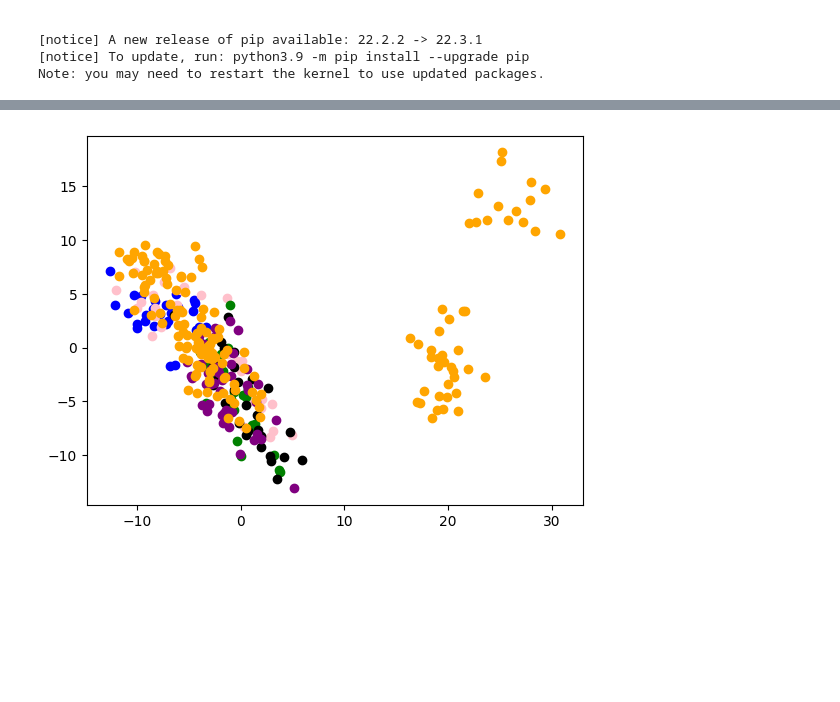
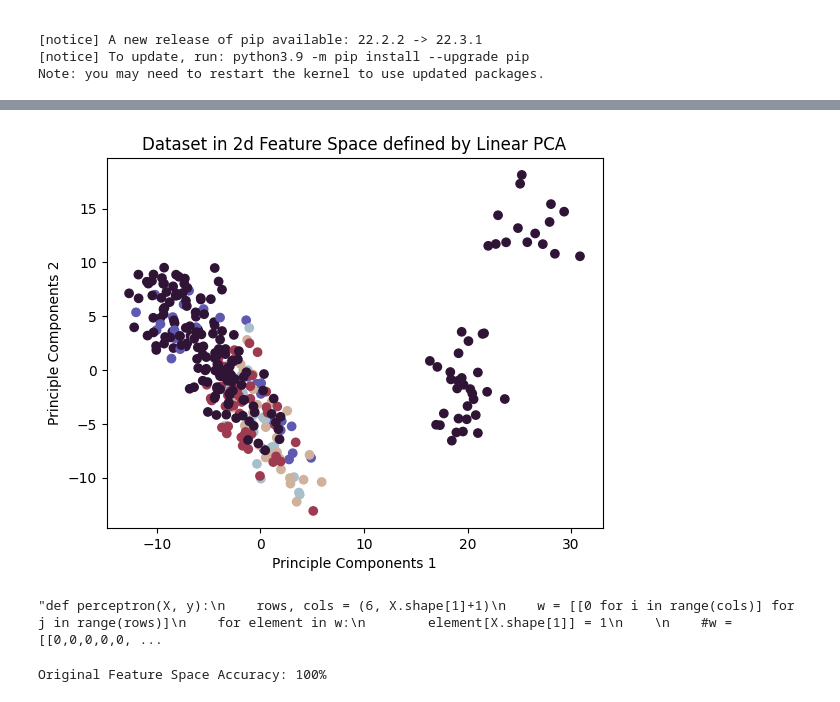
Before and after one commit to mkimti/Machine-Learning, a Jupyter notebook: CS342CW/cs342cw.ipynb, the cells around one changed output, grey strips where cells are left out. Saved outputs shown, nothing was run; the diff lists cells and outputs as text; code cells hidden in the pictures; blank space fills up the shorter version.

```diff
--- a/CS342CW/cs342cw.ipynb
+++ b/CS342CW/cs342cw.ipynb
@@ -113,38 +114,44 @@ def components(dataset, number):
 # %%
 #Center the data
 
 centered_X = X - X.mean(axis=0)
 
 #Compute the new basis Z of the data using PCA to find the
 #top 2 principle components and multiplying that with the centered data
 
 W = components(centered_X, 2)
 Z = np.matmul(centered_X, W.T)
 
 zrows, zcols = Z.shape
 
 #Plot the datapoints in the new basis according to their class
 
-for i in range(zrows):
+"""for i in range(zrows):
     if (y[i] == 0):
         plt.scatter(Z[i][0], Z[i][1], color = 'blue')
     elif (y[i] == 1):
         plt.scatter(Z[i][0], Z[i][1], color = 'pink')
     elif (y[i] == 2):
         plt.scatter(Z[i][0], Z[i][1], color = 'green')
     elif (y[i] == 3):
         plt.scatter(Z[i][0], Z[i][1], color = 'black')
     elif (y[i] == 4):
         plt.scatter(Z[i][0], Z[i][1], color = 'purple')
     elif(y[i] == 5):
         plt.scatter(Z[i][0], Z[i][1], color = 'orange')
+plt.show()"""
+
+plt.scatter(Z[:,0], Z[:,1], c=y, cmap='twilight_shifted')
+plt.xlabel("Principle Components 1")
+plt.ylabel("Principle Components 2")
+plt.title("Dataset in 2d Feature Space defined by Linear PCA")
 plt.show()
 # %% [output]
-[figure, old version]
+[figure, new version]
 # %%
 #Multiclass Perceptron
 
-def perceptron(X, y):
+"""def perceptron(X, y):
     rows, cols = (6, X.shape[1]+1)
     w = [[0 for i in range(cols)] for j in range(rows)]
     for element in w:
@@ -173,14 +180,26 @@ def perceptron(X, y):
                 if (np.array_equal(newX[k,:],fV)):
                     index = k
                     break
+        #for j in range(newX.shape[0]):
+            #fV = newX[j, :]
+            #index = j
 
             dict = {}
+            #maxArr = []
 
             for k in range (len(w)):
                 val = np.matmul(w[k],fV)
                 dict[k] = val
+                #if (k == 0):
+                   # maxArr.append(0)
+                    #maxArr.append(val)
+                #else:
+                    #if val > maxArr[1]:
+                        #maxArr[0] = k
+                        #maxArr[1] = val
 
             y_current = max(dict, key=dict.get)
+            #y_current = maxArr[0]
             y_target = y[index]
 
             if (y_current != y_target):
@@ -206,11 +225,13 @@ def perceptron(X, y):
             if (np.array_equal(newX[k,:],fV2)):
                 index = k
                 break
-
+    #for j in range(newX.shape[0]):
+        #fV = newX[j, :]
+        #index = j
         dict = {}
 
         for k in range (len(w)):
-            val = np.matmul(w[k],fV2)
+            val = np.matmul(w[k],fV)
             dict[k] = val
 
         y_current = max(dict, key=dict.get)
@@ -221,3 +242,6 @@ def perceptron(X, y):
 
     accuracy = math.floor(((329-errSum)/329)*100)
     return accuracy
+    #return errSum"""
+# %% [output]
+"def perceptron(X, y):\n    rows, cols = (6, X.shape[1]+1)\n    w = [[0 for i in range(cols)] for j in range(rows)]\n    for element in w:\n        element[X.shape[1]] = 1\n    \n    #w = [[0,0,0,0,0, ...
@@ -224,3 +316,15 @@ def perceptron(X, y):
+# %%
+from sklearn.datasets import load_digits
+
+CLASSES=10
+digits = load_digits(n_class=CLASSES)
+X_dig = digits.data
+y_dig = digits.target
+
+accuracyOG = perceptron(X_dig,y_dig)
+print("Original Feature Space Accuracy: " + str(accuracyOG) + "%")
+# %% [output]
+Original Feature Space Accuracy: 100%
 # %%
 accuracyOG = perceptron(X,y)
 print("Original Feature Space Accuracy: " + str(accuracyOG) + "%")
```
Also changed, not shown: parts of 10 cells of this notebook, 1 other file.
